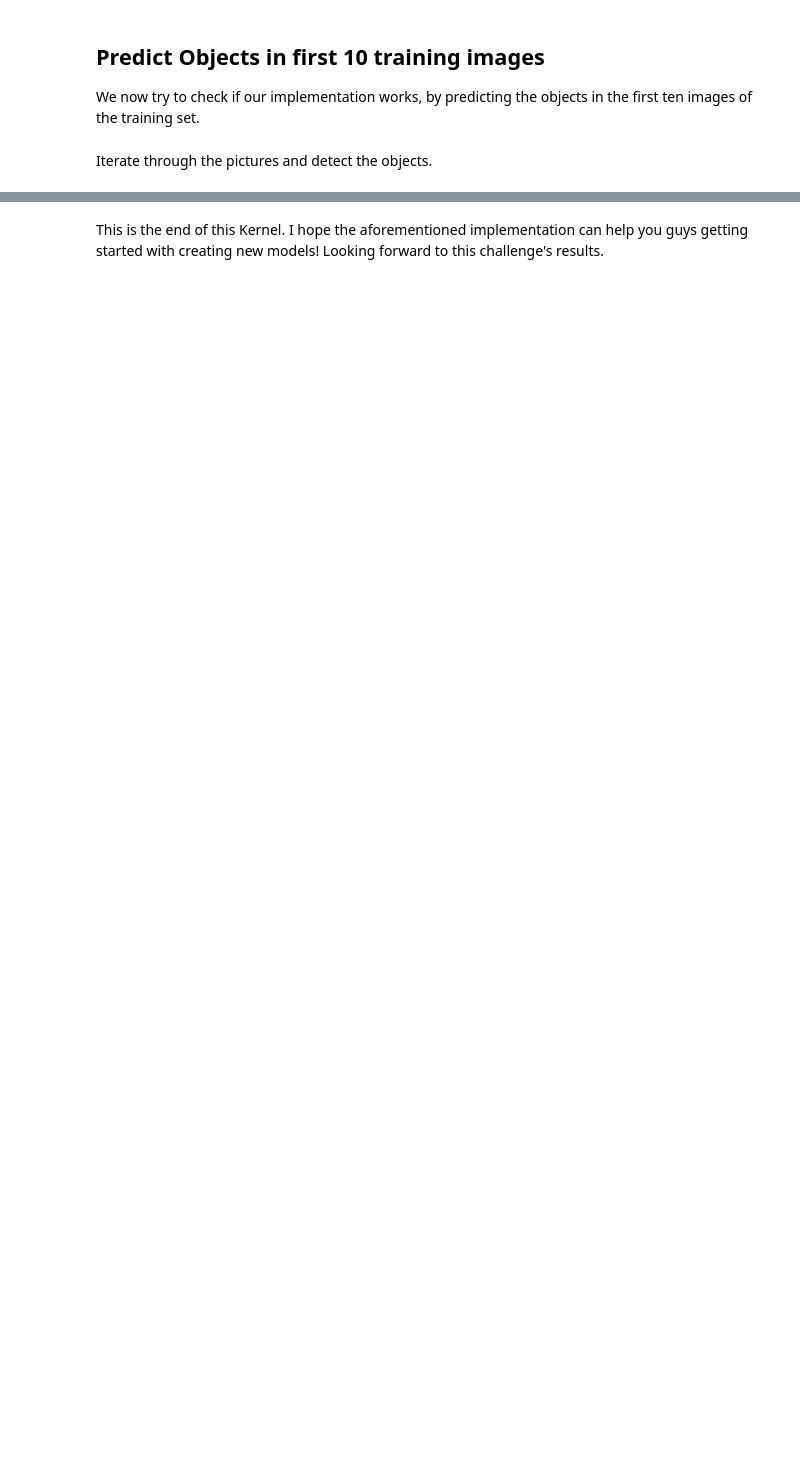
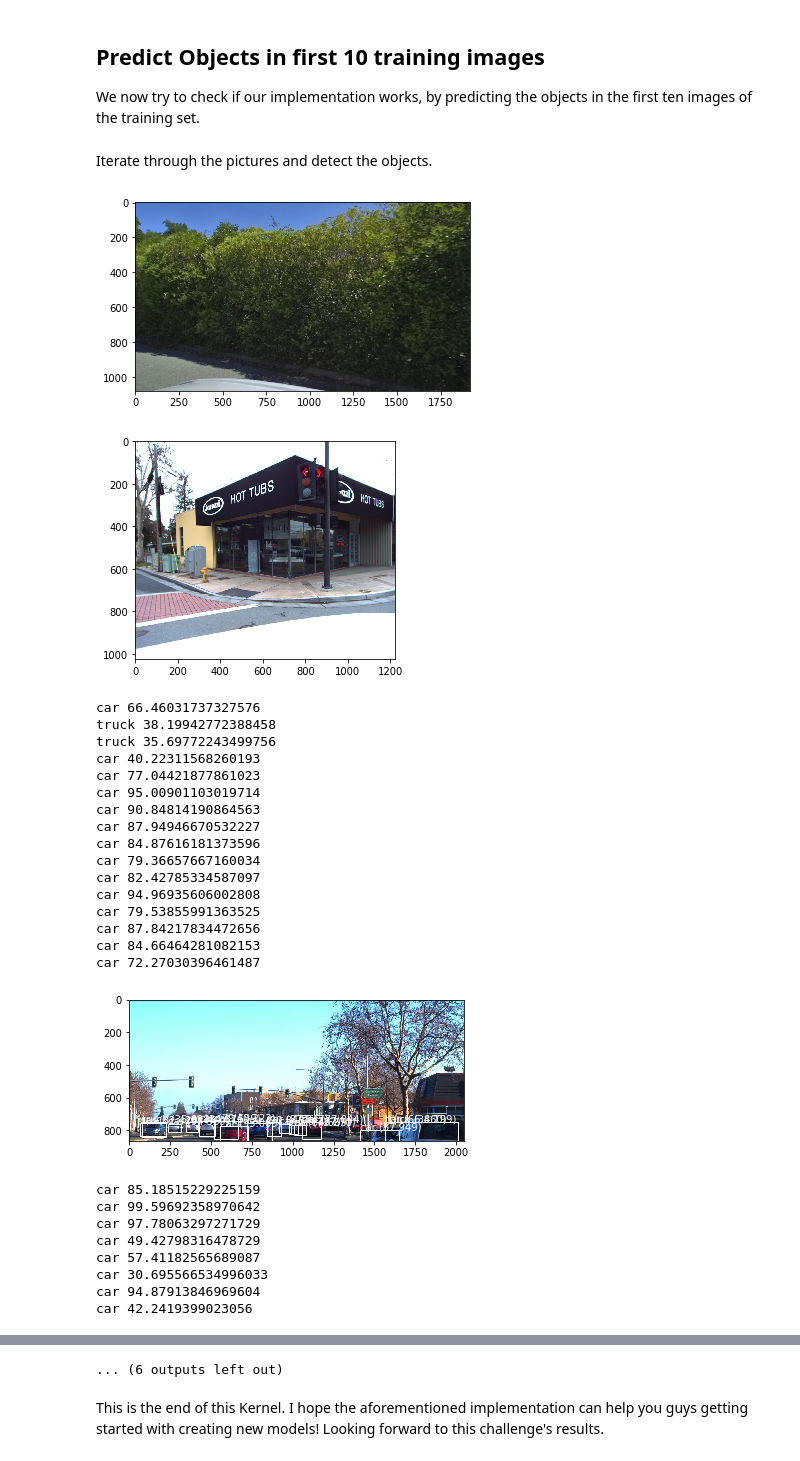
Before and after one commit to shih61/deep-learnging-3d-object-dectation, a Jupyter notebook: YOLOv3 Keras - Image Object Detection.ipynb, the cells around one changed output, grey strips where cells are left out. Drawn from its saved outputs; the diff is of its cells as text; code cells hidden in the pictures; blank space fills up the shorter version.

Commit message:
chang data path for yolo

```diff
--- a/YOLOv3 Keras - Image Object Detection.ipynb
+++ b/YOLOv3 Keras - Image Object Detection.ipynb
@@ -14,3 +17,5 @@ DATA_PATH = '../input/3d-object-detection-for-autonomous-vehicles/'
+# %%
+DATA_PATH = '/home/ys3152/train_dataset/images/'
 # %% [markdown]
 ## YOLOv3 NET
 Don't get freaked out by the following lines of code, I definitely didn't write them myself. They are used to create the YOLOv3 Neural Network in Keras.
@@ -378,7 +421,7 @@ class_threshold = 0.3
 # %%
 import os
 from matplotlib import pyplot as plt
-images = os.listdir('../input/3d-object-detection-for-autonomous-vehicles/train_images')[:10]
+images = os.listdir('/home/ys3152/train_dataset/images')[:10]
 # %%
 from numpy import expand_dims
 from keras.preprocessing.image import load_img, img_to_array
@@ -419,36 +462,64 @@ def load_image_pixels(filename, shape):
 Iterate through the pictures and detect the objects.
 # %%
 for file in images:
-    photo_filename = DATA_PATH + 'train_images/' + file
+    photo_filename = DATA_PATH + file
 
     # load picture with old dimensions
     image, image_w, image_h = load_image_pixels(photo_filename, (WIDTH, HEIGHT))
 
     # Predict image
     yhat = model.predict(image)
 
     # Create boxes
     boxes = list()
     for i in range(len(yhat)):
         # decode the output of the network
         boxes += decode_netout(yhat[i][0], anchors[i], class_threshold, HEIGHT, WIDTH)
 
     # correct the sizes of the bounding boxes for the shape of the image
     correct_yolo_boxes(boxes, image_h, image_w, HEIGHT, WIDTH)
 
     # suppress non-maximal boxes
     do_nms(boxes, 0.5)
 
     # define the labels (Filtered only the ones relevant for this task, which were used in pretraining the YOLOv3 model)
     labels = ["person", "bicycle", "car", "motorbike", "aeroplane", "bus", "train", "truck","boat"]
 
     # get the details of the detected objects
     v_boxes, v_labels, v_scores = get_boxes(boxes, labels, class_threshold)
 
     # summarize what we found
     for i in range(len(v_boxes)):
 
         print(v_labels[i], v_scores[i])
 
     # draw what we found
     draw_boxes(photo_filename, v_boxes, v_labels, v_scores)
+# %% [output]
+[figure, added]
+[figure, added]
+car 66.46031737327576
+truck 38.19942772388458
+truck 35.69772243499756
+car 40.22311568260193
+car 77.04421877861023
+car 95.00901103019714
+car 90.84814190864563
+car 87.94946670532227
+car 84.87616181373596
+car 79.36657667160034
+car 82.42785334587097
+car 94.96935606002808
+car 79.53855991363525
+car 87.84217834472656
+car 84.66464281082153
+car 72.27030396461487
+[figure, added]
+car 85.18515229225159
+car 99.59692358970642
+car 97.78063297271729
+car 49.42798316478729
+car 57.41182565689087
+car 30.695566534996033
+car 94.87913846969604
+car 42.2419399023056
@@ -455,2 +547,3 @@ for file in images:
+... (6 outputs left out)
 # %% [markdown]
 This is the end of this Kernel. I hope the aforementioned implementation can help you guys getting started with creating new models! Looking forward to this challenge's results.
```
Also changed, not shown: parts of 6 cells of this notebook.
